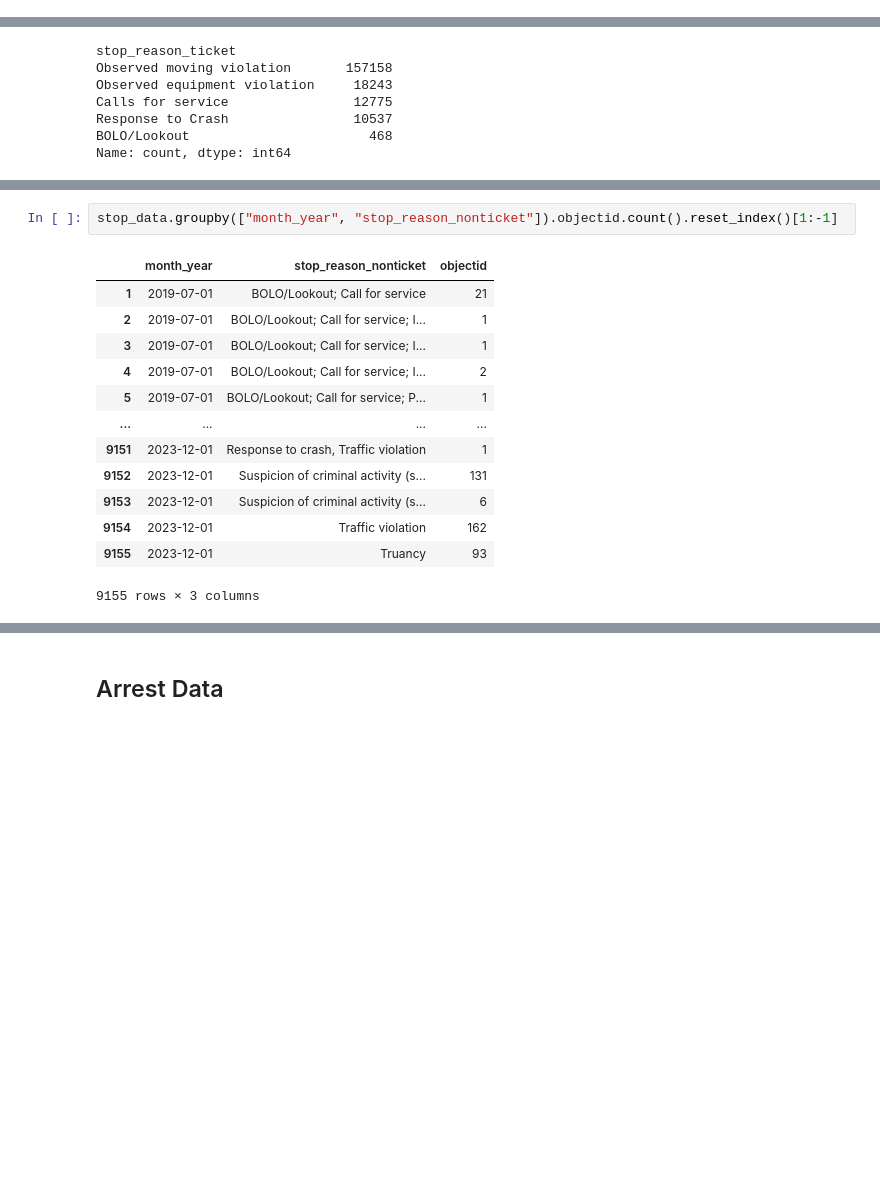
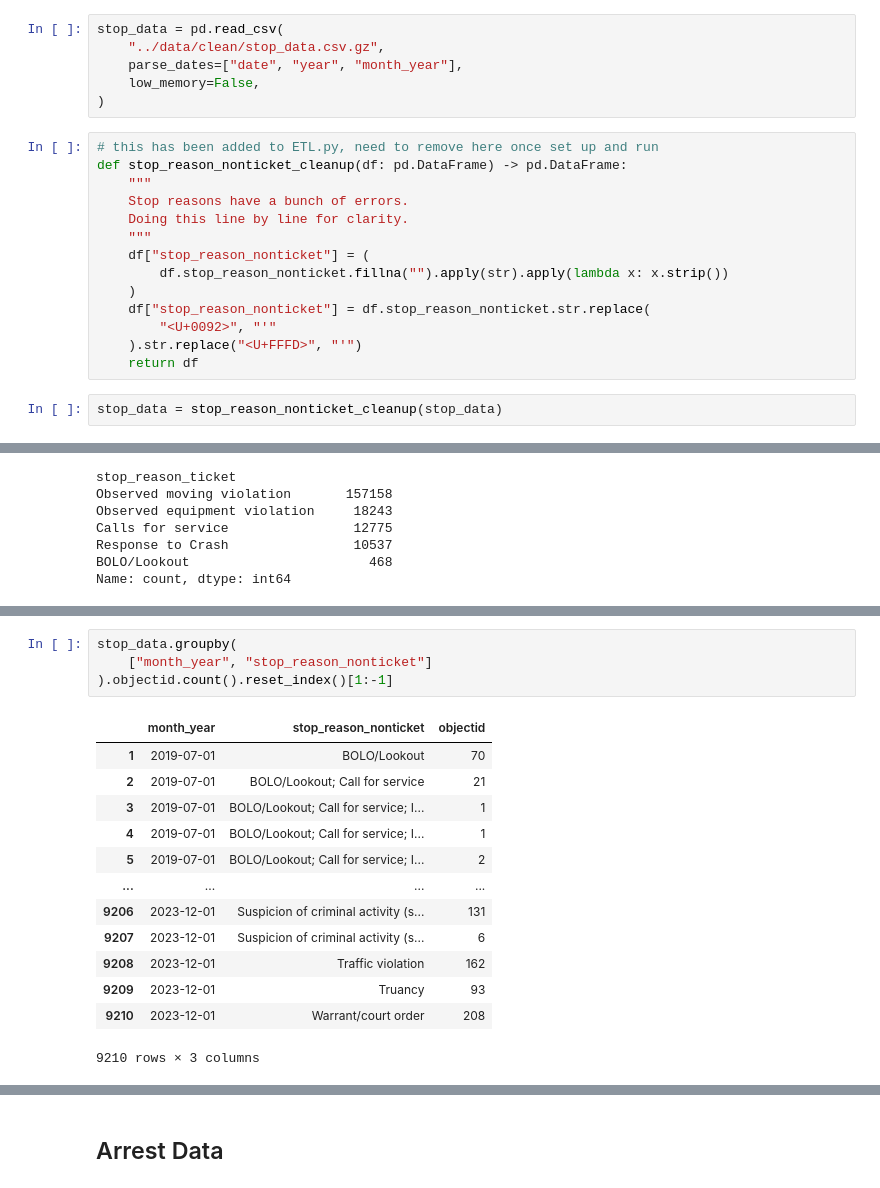
Before and after one commit to taylorterry3/dc_crime, a Jupyter notebook: notebooks/DC_MPD_Crime_stats.ipynb, the cells around one changed output, grey strips where cells are left out. Saved outputs shown, nothing was run; the diff lists cells and outputs as text; blank space fills up the shorter version.

```diff
--- a/notebooks/DC_MPD_Crime_stats.ipynb
+++ b/notebooks/DC_MPD_Crime_stats.ipynb
@@ -320,6 +324,28 @@ g.add_legend()
 [figure]
 # %% [markdown]
 ## Stop Data
+# %%
+stop_data = pd.read_csv(
+    "../data/clean/stop_data.csv.gz",
+    parse_dates=["date", "year", "month_year"],
+    low_memory=False,
+)
+# %%
+# this has been added to ETL.py, need to remove here once set up and run
+def stop_reason_nonticket_cleanup(df: pd.DataFrame) -> pd.DataFrame:
+    """
+    Stop reasons have a bunch of errors.
+    Doing this line by line for clarity.
+    """
+    df["stop_reason_nonticket"] = (
+        df.stop_reason_nonticket.fillna("").apply(str).apply(lambda x: x.strip())
+    )
+    df["stop_reason_nonticket"] = df.stop_reason_nonticket.str.replace(
+        "<U+0092>", "'"
+    ).str.replace("<U+FFFD>", "'")
+    return df
+# %%
+stop_data = stop_reason_nonticket_cleanup(stop_data)
 # %%
 # This is a mess and needs cleanup
 stop_data.stop_reason_nonticket.value_counts()
@@ -380,19 +406,21 @@ g.set(title="MPD Stops per Month", xlabel=None, ylim=(0, None))
 # %%
-stop_data.groupby(["month_year", "stop_reason_nonticket"]).objectid.count().reset_index()[1:-1]
+stop_data.groupby(
+    ["month_year", "stop_reason_nonticket"]
+).objectid.count().reset_index()[1:-1]
 # %% [output]
 |  | month_year | stop_reason_nonticket | objectid |
-| 1 | 2019-07-01 | BOLO/Lookout; Call for service | 21 |
-| 2 | 2019-07-01 | BOLO/Lookout; Call for service; I... | 1 |
+| 1 | 2019-07-01 | BOLO/Lookout | 70 |
+| 2 | 2019-07-01 | BOLO/Lookout; Call for service | 21 |
 | 3 | 2019-07-01 | BOLO/Lookout; Call for service; I... | 1 |
-| 4 | 2019-07-01 | BOLO/Lookout; Call for service; I... | 2 |
-| 5 | 2019-07-01 | BOLO/Lookout; Call for service; P... | 1 |
+| 4 | 2019-07-01 | BOLO/Lookout; Call for service; I... | 1 |
+| 5 | 2019-07-01 | BOLO/Lookout; Call for service; I... | 2 |
 | ... | ... | ... | ... |
-| 9151 | 2023-12-01 | Response to crash, Traffic violation | 1 |
-| 9152 | 2023-12-01 | Suspicion of criminal activity (s... | 131 |
-| 9153 | 2023-12-01 | Suspicion of criminal activity (s... | 6 |
-| 9154 | 2023-12-01 | Traffic violation | 162 |
-| 9155 | 2023-12-01 | Truancy | 93 |
+| 9206 | 2023-12-01 | Suspicion of criminal activity (s... | 131 |
+| 9207 | 2023-12-01 | Suspicion of criminal activity (s... | 6 |
+| 9208 | 2023-12-01 | Traffic violation | 162 |
+| 9209 | 2023-12-01 | Truancy | 93 |
+| 9210 | 2023-12-01 | Warrant/court order | 208 |
-9155 rows × 3 columns
+9210 rows × 3 columns
 # %%
 g = (
     stop_data[stop_data.stop_reason_ticket == "Observed equipment violation"]
```
Also changed, not shown: parts of 27 cells of this notebook.
